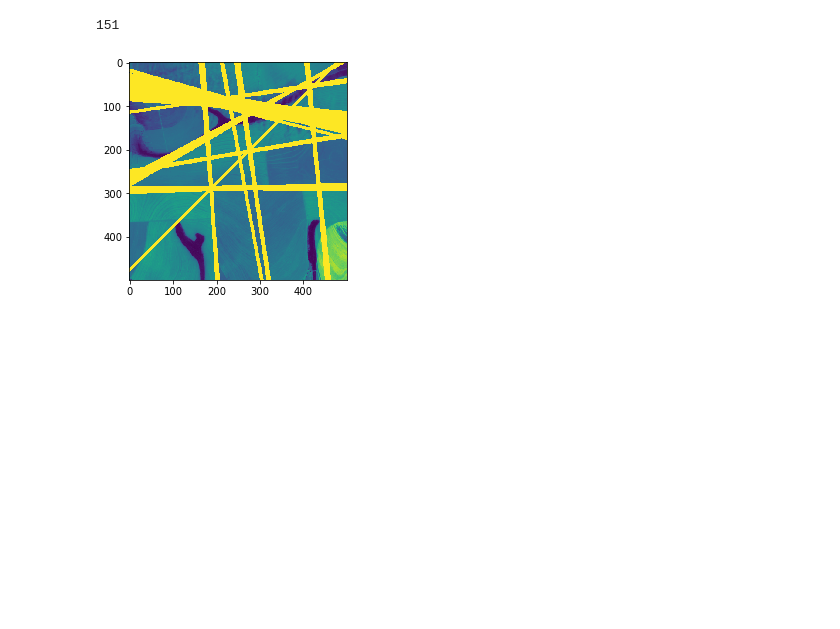
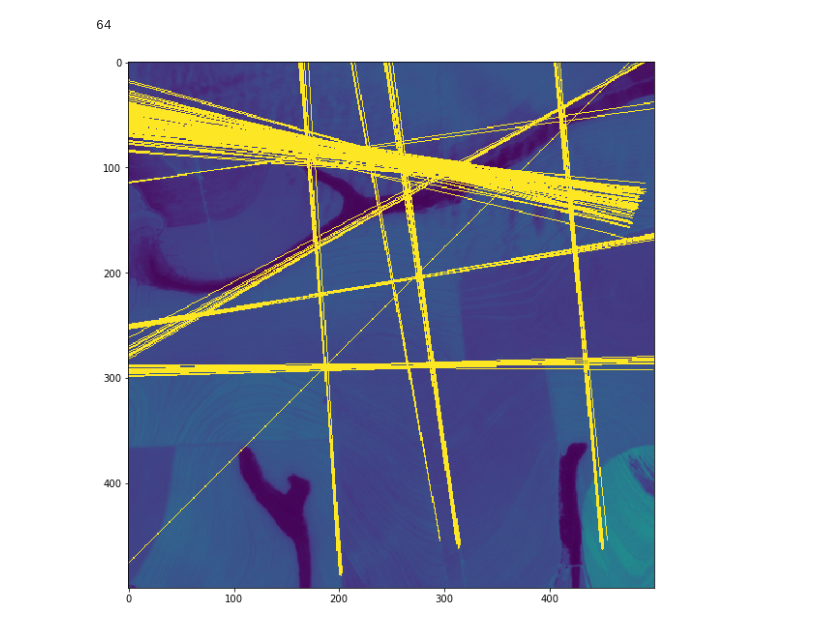
Before and after one commit to renatobanzai/banzai_image_segmentation, a Jupyter notebook: finding_polygon.ipynb, the cells around one changed output. Saved outputs shown, nothing was run; the diff lists cells and outputs as text; code cells hidden in the pictures; blank space fills up the shorter version.

```diff
--- a/finding_polygon.ipynb
+++ b/finding_polygon.ipynb
@@ -6,13 +6,19 @@ import cv2
 import sys
 import math
 sys.setrecursionlimit(25000)
+plt.rcParams['figure.figsize'] = [10, 10]
 # %%
+# raw image
 img = cv2.imread("./data/talhao_101035/interest_b0420201015.tif", -1)
 #img = cv2.imread("./data/talhao_100767/interest_b0420201015.tif", -1)
-img8 = cv2.convertScaleAbs(img, alpha=0.03)
-line_image = np.copy(img8) * 0  # creating a blank to draw lines on
+# image converted to 8bits
+img_8bits = cv2.convertScaleAbs(img, alpha=0.03)
 
-img_eq = cv2.equalizeHist(img8)
-img_blur = cv2.GaussianBlur(img8, (5,5), 0 )
-img_lap = cv2.Laplacian(img8, cv2.CV_64F)
+
+img_equalized = cv2.equalizeHist(img_8bits)
+img_blur = cv2.GaussianBlur(img_8bits, (5,5), 0 )
+img_lap = cv2.Laplacian(img_8bits, cv2.CV_64F)
 img_lap = np.uint8(np.absolute(img_lap))
+
+plt.imshow(img_8bits,cmap = 'gray')
+plt.show()
@@ -19,5 +27,5 @@ img_lap = np.uint8(np.absolute(img_lap))
 # %%
-edges = cv2.Canny(img8,10,50, None)
-plt.imshow(edges,cmap = 'gray')
+img_edges = cv2.Canny(img_8bits,10,50, None)
+plt.imshow(img_edges,cmap = 'gray')
 plt.show()
 # %% [output]
@@ -46,35 +61,32 @@ plt.show()
 # %%
-_rho = 1  # distance resolution in pixels of the Hough grid
-_theta = np.pi / 1000  # angular resolution in radians of the Hough grid
+rho = 1  # distance resolution in pixels of the Hough grid
+theta = np.pi / 1000  # angular resolution in radians of the Hough grid
 threshold = 132  # minimum number of votes (intersections in Hough grid cell)
 
-edges2 = cv2.Canny(img8,10,50, None)
+img_copy = np.copy(img8)
+img_blank = np.copy(img8) * 0
 
-img_hough = np.copy(img8)
-img_copy = np.copy(img8)
-
-lines = cv2.HoughLines(edges2, _rho, _theta, threshold)
+lines_houghlines = cv2.HoughLines(img_edges, rho, theta, threshold)
 
 print( len(lines))
 
-for line in lines:
+for line in lines_houghlines:
     rho,theta = line[0]
     a = np.cos(theta)
     b = np.sin(theta)
     x0 = a*rho
     y0 = b*rho
-    x1 = int(x0 + 1000*(-b))
-    y1 = int(y0 + 1000*(a))
-    x2 = int(x0 - 1000*(-b))
-    y2 = int(y0 - 1000*(a))
-    cv2.line(img_hough, (x1, y1), (x2, y2), (255, 0, 0), 5)
+    x1 = int(x0 + 500*(-b))
+    y1 = int(y0 + 500*(a))
+    x2 = int(x0 - 500*(-b))
+    y2 = int(y0 - 500*(a))
+    cv2.line(img_copy, (x1, y1), (x2, y2), (255, 0, 0), 1)
 
 
 # Draw the lines on the  image
-lines_edges2 = cv2.addWeighted(img_copy, 0.8, img_hough, 1, 0)
-plt.imshow(lines_edges2)
+plt.imshow(img_copy)
 plt.show()
 # %% [output]
-151
+64
-[figure, old version]
+[figure, new version]
 # %%
```
Also changed, not shown: parts of 8 cells of this notebook.
